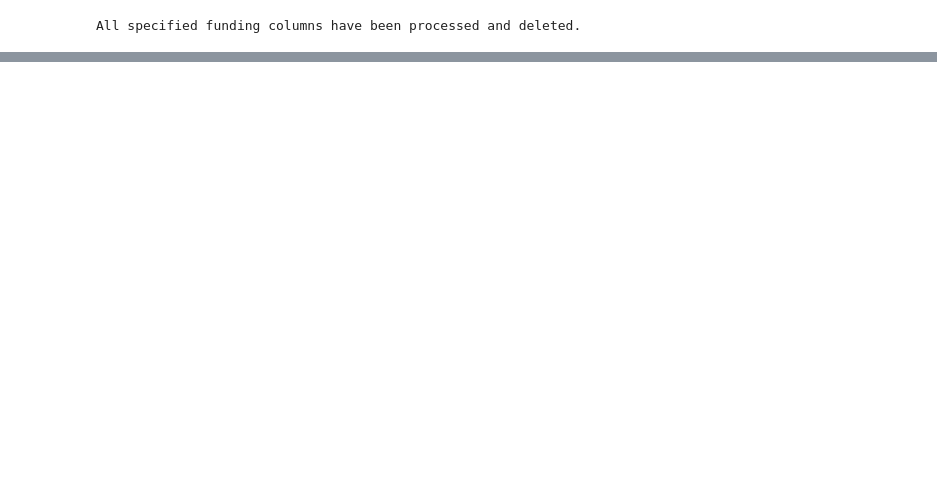
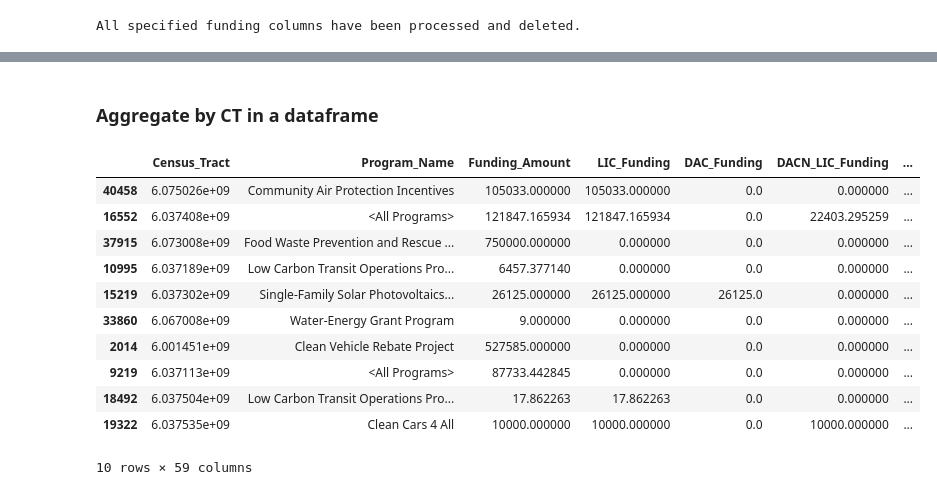
Before and after one commit to greer-cowan-arb/CCI_distribution_analysis, a Jupyter notebook: FundingDist_DataRestructure_Final.ipynb, the cells around one changed output, grey strips where cells are left out. Drawn from its saved outputs; the diff is of its cells as text; code cells hidden in the pictures; blank space fills up the shorter version.

```diff
--- a/FundingDist_DataRestructure_Final.ipynb
+++ b/FundingDist_DataRestructure_Final.ipynb
@@ -1600,0 +1708,18 @@ Temporary layer 'FeatureLayer_Wide' deleted.
+# %%
+new_field = "Tribal_Funding"
+
+# Add the new field if it doesn't exist
+field_names = [f.name for f in arcpy.ListFields(Funding_Dist_long)]
+if new_field not in field_names:
+    arcpy.management.AddField(Funding_Dist_long, new_field, "DOUBLE")
+
+# Update the new field where Designation includes "Low-Income Community"
+with arcpy.da.UpdateCursor(Funding_Dist_long, ["Designation", "Funding_Amount", new_field]) as cursor:
+    for row in cursor:
+        if "Tribal" in (row[0] or ""):
+            row[2] = row[1]
+        else:
+            row[2] = 0
+        cursor.updateRow(row)
+
+print("Tribal funding field added")
@@ -1600,0 +1829,61 @@ Temporary layer 'FeatureLayer_Wide' deleted.
+# %% [markdown]
+### Aggregate by CT in a dataframe
+# %%
+# Input feature class
+fc = Funding_Dist_long
+
+# Convert to pandas DataFrame
+fields = [f.name for f in arcpy.ListFields(fc) if f.type not in ("Geometry", "OID")]
+data = [row for row in arcpy.da.SearchCursor(fc, fields)]
+df = pd.DataFrame(data, columns=fields)
+
+# Grouping and aggregation setup
+group_field = ["Census_Tract", "Program_Name"]
+
+fields_to_sum = ["Funding_Amount", "LIC_Funding", "DAC_Funding", "DACN_LIC_Funding", "DACN_LIH_Funding",
+    "NOPP_Funding", "Tribal_Funding", "Population"]
+
+fields_to_copy = [
+    "PctBIPOC", "BIPOCMaj", "DemogMaj", "CES4range", "CES4decile", 'CCIquartile',
+    "County", "ApproxLoc", "Child_10", "Pop_10_64", "Elderly_65", "Hispanic", "White", "African_American",
+    "Native_American", "Other_Multiple", "Pacific_Islander", "Asian_American", "CIscoreP", "Ozone_Pctl",
+    "PM2_5_Pctl", "Diesel_PM_Pctl", "Pesticides_Pctl", "Tox_Releases_Pctl", "Traffic_Pctl", "DrinkingWaterPctl",
+    "Lead_Pctl", "Cleanups_Pctl", "GW_Threats_Pctl", "Haz_Waste_Pctl", "ImpWaterBodPctl", "Solid_Waste_Pctl",
+    "Pollution_Pctl", "Asthma_Pctl", "LowBirthW_Pctl", "Cardiovasc_Pctl", "Education_Pctl", "Ling_Isol_Pctl",
+    "Poverty_Pctl", "Unemploy_Pctl", "HousBurd_Pctl", "PopCharP", "Tribal_Name", "African_American_Range",
+    "Native_American_Range", "Other_Multiple_Range", "Pacific_Islander_Range", "Asian_American_Range", "Hispanic_Range", "White_Range"
+]
+
+fields_to_delete = ["CCIpc_prgm", "Geography", "Designatio"]
+
+# Drop fields you don’t want
+df_cleaned = df.drop(columns=fields_to_delete, errors='ignore')
+
+# Define aggregation rules
+agg_dict = {field: 'sum' for field in fields_to_sum}
+for field in fields_to_copy:
+    if field == "Name":
+        agg_dict[field] = lambda x: next((val for val in x if pd.notnull(val) and str(val).strip() != ""), None)
+    else:
+        agg_dict[field] = 'first'
+
+# Group and aggregate
+funding_CT = df_cleaned.groupby(group_field, as_index=False).agg(agg_dict)
+
+# zero-pad Tract to 11 digits and create GEOID
+funding_CT["GEOID"] = funding_CT["Census_Tract"].apply(lambda x: str(int(x)).zfill(11))
+
+funding_CT.sample(10)
+# %% [output]
+|  | Census_Tract | Program_Name | Funding_Amount | LIC_Funding | DAC_Funding | DACN_LIC_Funding | ... |
+| 40458 | 6.075026e+09 | Community Air Protection Incentives | 105033.000000 | 105033.000000 | 0.0 | 0.000000 | ... |
+| 16552 | 6.037408e+09 | <All Programs> | 121847.165934 | 121847.165934 | 0.0 | 22403.295259 | ... |
+| 37915 | 6.073008e+09 | Food Waste Prevention and Rescue ... | 750000.000000 | 0.000000 | 0.0 | 0.000000 | ... |
+| 10995 | 6.037189e+09 | Low Carbon Transit Operations Pro... | 6457.377140 | 0.000000 | 0.0 | 0.000000 | ... |
+| 15219 | 6.037302e+09 | Single-Family Solar Photovoltaics... | 26125.000000 | 26125.000000 | 26125.0 | 0.000000 | ... |
+| 33860 | 6.067008e+09 | Water-Energy Grant Program | 9.000000 | 0.000000 | 0.0 | 0.000000 | ... |
+| 2014 | 6.001451e+09 | Clean Vehicle Rebate Project | 527585.000000 | 0.000000 | 0.0 | 0.000000 | ... |
+| 9219 | 6.037113e+09 | <All Programs> | 87733.442845 | 0.000000 | 0.0 | 0.000000 | ... |
+| 18492 | 6.037504e+09 | Low Carbon Transit Operations Pro... | 17.862263 | 17.862263 | 0.0 | 0.000000 | ... |
+| 19322 | 6.037535e+09 | Clean Cars 4 All | 10000.000000 | 10000.000000 | 0.0 | 10000.000000 | ... |
+10 rows × 59 columns
```
Also changed, not shown: parts of 142 cells of this notebook.
